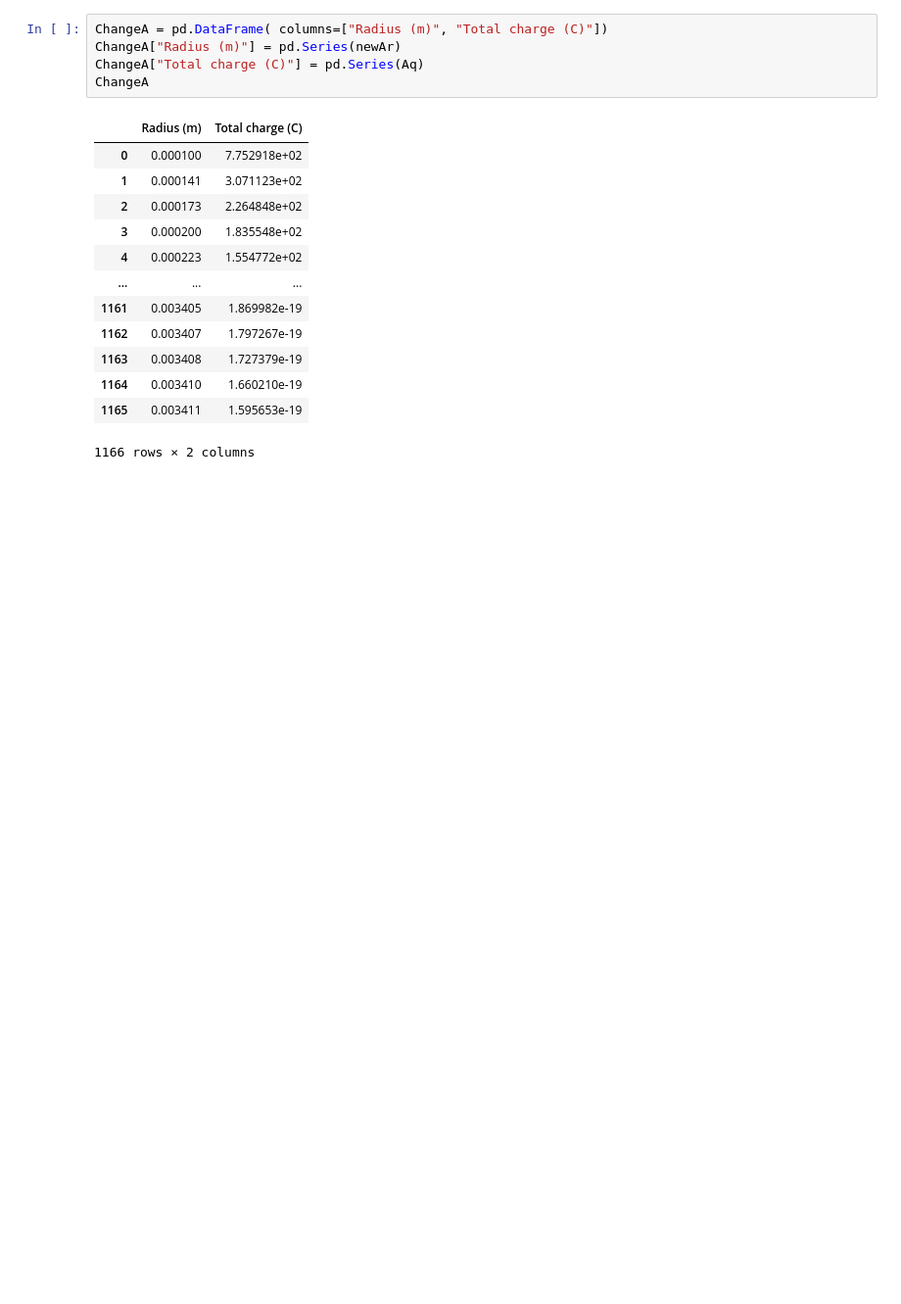
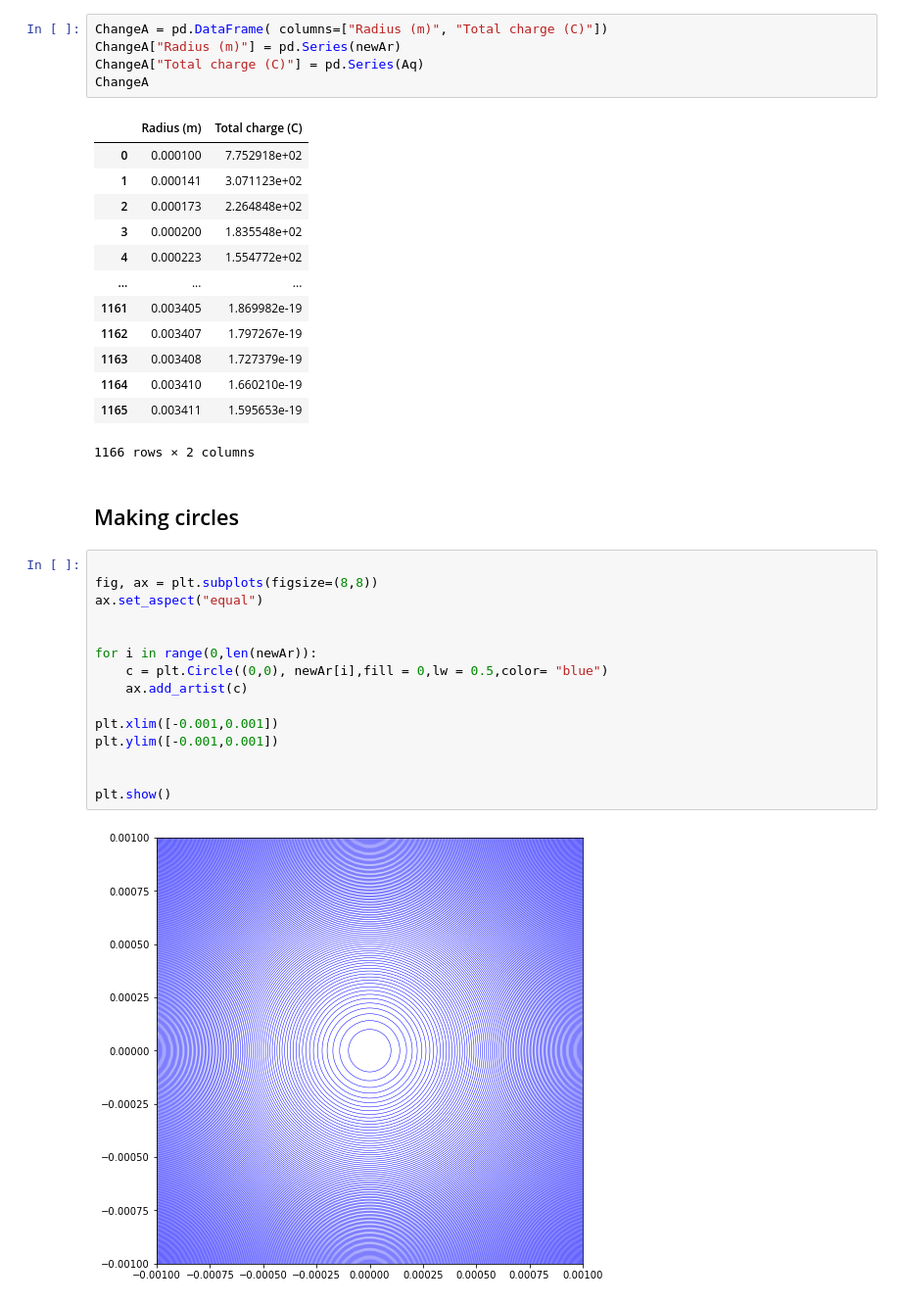
Before and after one commit to AriAtari/ChargeSeparation, a Jupyter notebook: Changing_radii.ipynb, the cells around one changed output. Shown at 98% size. Saved outputs shown, nothing was run; the diff lists cells and outputs as text; blank space fills up the shorter version.

```diff
--- a/Changing_radii.ipynb
+++ b/Changing_radii.ipynb
@@ -182,3 +184,22 @@ ChangeA
 | 1164 | 0.003410 | 1.660210e-19 |
 | 1165 | 0.003411 | 1.595653e-19 |
 1166 rows × 2 columns
+# %% [markdown]
+## Making circles
+# %%
+
+fig, ax = plt.subplots(figsize=(8,8))
+ax.set_aspect("equal")
+
+
+for i in range(0,len(newAr)):
+    c = plt.Circle((0,0), newAr[i],fill = 0,lw = 0.5,color= "blue")
+    ax.add_artist(c)
+
+plt.xlim([-0.001,0.001])
+plt.ylim([-0.001,0.001])
+
+
+plt.show()
+# %% [output]
+[figure, added]
```
Also changed, not shown: parts of 6 cells of this notebook.
